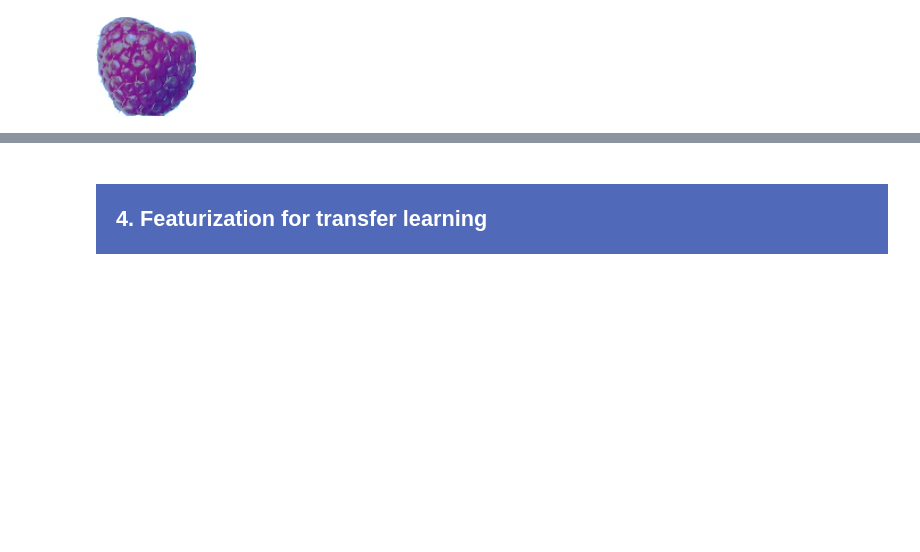
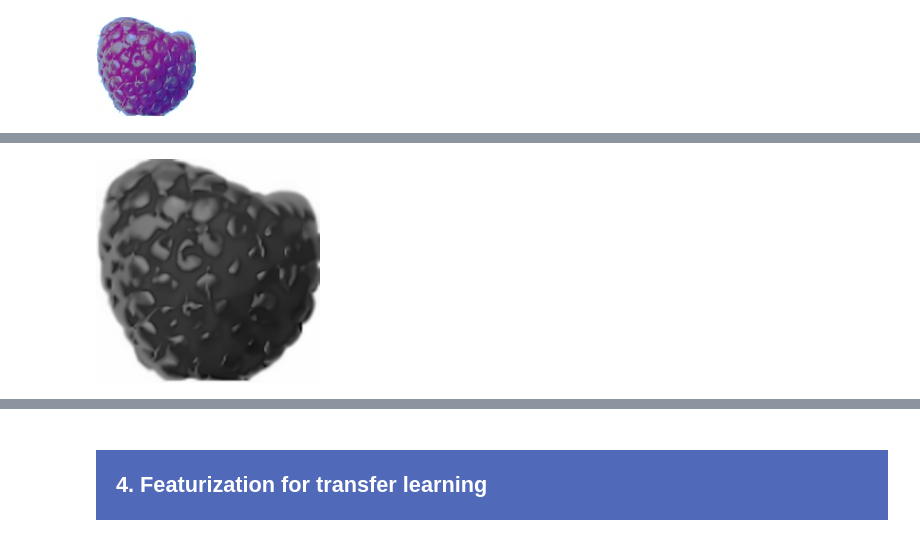
Before and after one commit to samirhinojosa/OC-P8-deploy-a-model-in-the-cloud, a Jupyter notebook: PoC_notebook_final.ipynb, the cells around one changed output, grey strips where cells are left out. Saved outputs shown, nothing was run; the diff lists cells and outputs as text; code cells hidden in the pictures; blank space fills up the shorter version.

```diff
--- a/PoC_notebook_final.ipynb
+++ b/PoC_notebook_final.ipynb
@@ -336,0 +343,6 @@ from PIL import ImageOps
+# %%
+image_gray = ImageOps.grayscale(image_noise_reduction)
+# %%
+display(image_gray)
+# %% [output]
+[figure, added]
```
Also changed, not shown: parts of 31 cells of this notebook, 1 other file.
